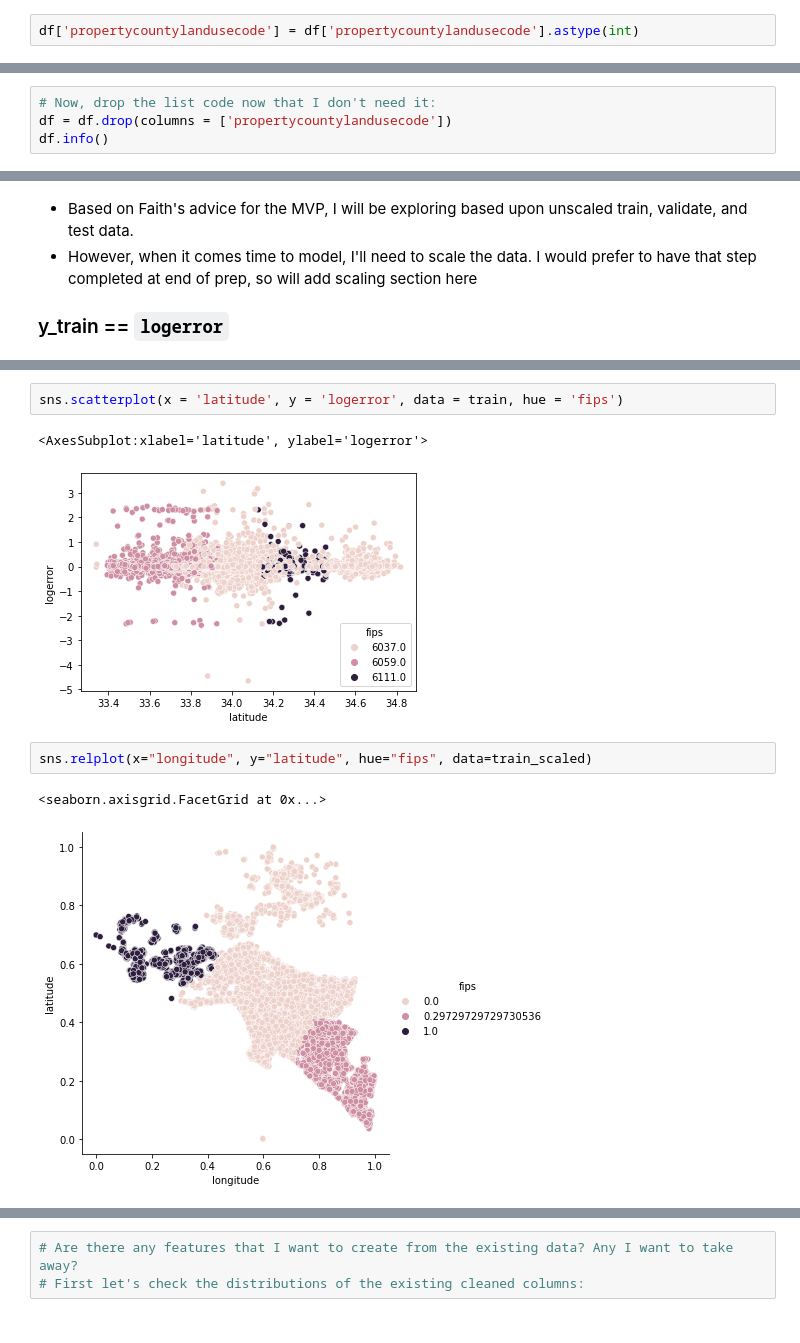
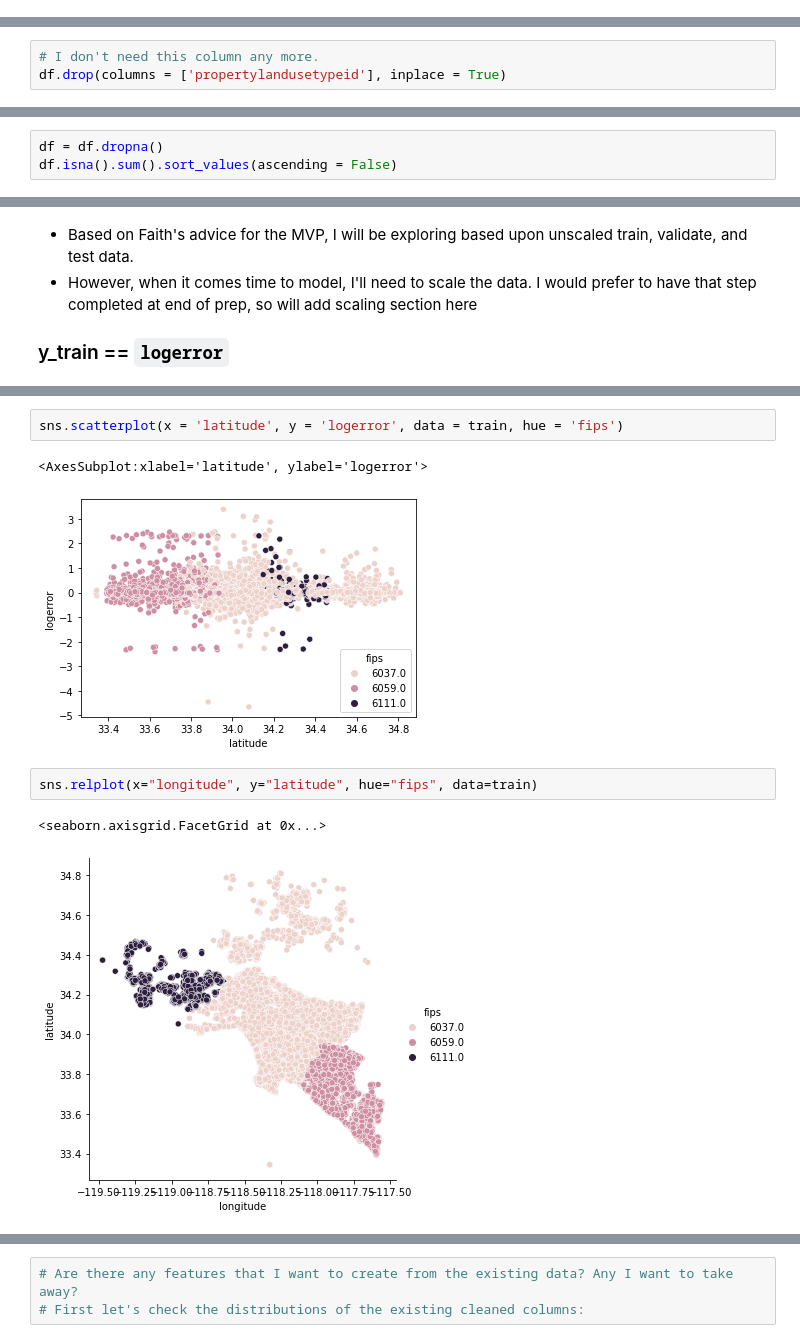
Before and after one commit to lukewbecker/clustering-project, a Jupyter notebook: zillow_mvp.ipynb, the cells around one changed output, grey strips where cells are left out. Saved outputs shown, nothing was run; the diff lists cells and outputs as text.

```diff
--- a/zillow_mvp.ipynb
+++ b/zillow_mvp.ipynb
@@ -102,2 +84,0 @@ Name: propertylandusetypeid, dtype: int64
-# %%
-df['propertycountylandusecode'] = df['propertycountylandusecode'].astype(int)
@@ -143,4 +126,0 @@ df.shape
-# %%
-# Now, drop the list code now that I don't need it:
-df = df.drop(columns = ['propertycountylandusecode'])
-df.info()
@@ -177,3 +152,6 @@ df.head(2)
+# %%
+# I don't need this column any more.
+df.drop(columns = ['propertylandusetypeid'], inplace = True)
 # %%
 df.isna().sum().sort_values(ascending = False)
 # %% [output]
@@ -196 +172,4 @@ parcelid                           0
 dtype: int64
+# %%
+df = df.dropna()
+df.isna().sum().sort_values(ascending = False)
@@ -516,12 +544,12 @@ sns.scatterplot(x = 'calculatedfinishedsquarefeet', y = 'logerror', data = train
 sns.scatterplot(x = 'latitude', y = 'logerror', data = train, hue = 'fips')
 # %% [output]
 <AxesSubplot:xlabel='latitude', ylabel='logerror'>
-[figure, old version]
+[figure, new version]
 # %%
-sns.relplot(x="longitude", y="latitude", hue="fips", data=train_scaled)
+sns.relplot(x="longitude", y="latitude", hue="fips", data=train)
 # %% [output]
 <seaborn.axisgrid.FacetGrid at 0x...>
-[figure, old version]
+[figure, new version]
 # %%
 sns.relplot(x="longitude", y="latitude", hue="structure_dollar_per_sqft", data=train)
 # %% [output]
```
Also changed, not shown: parts of 84 cells of this notebook, 1 other file.
